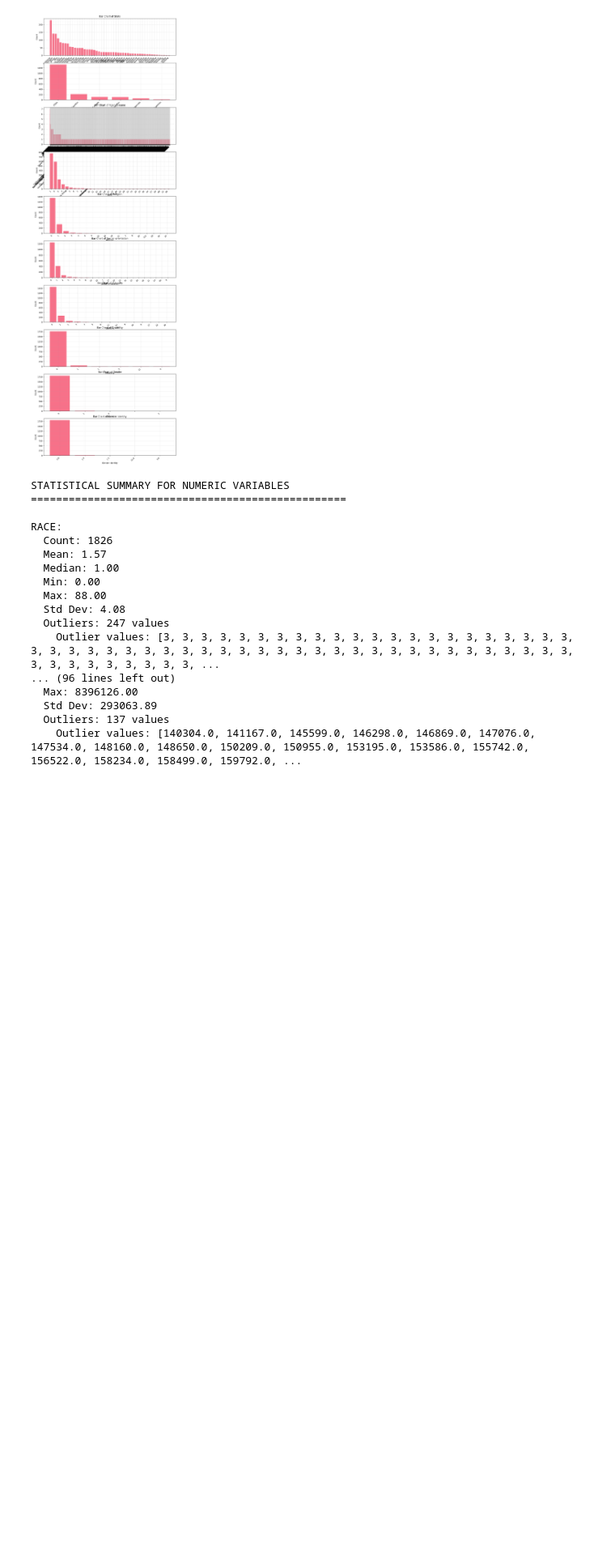
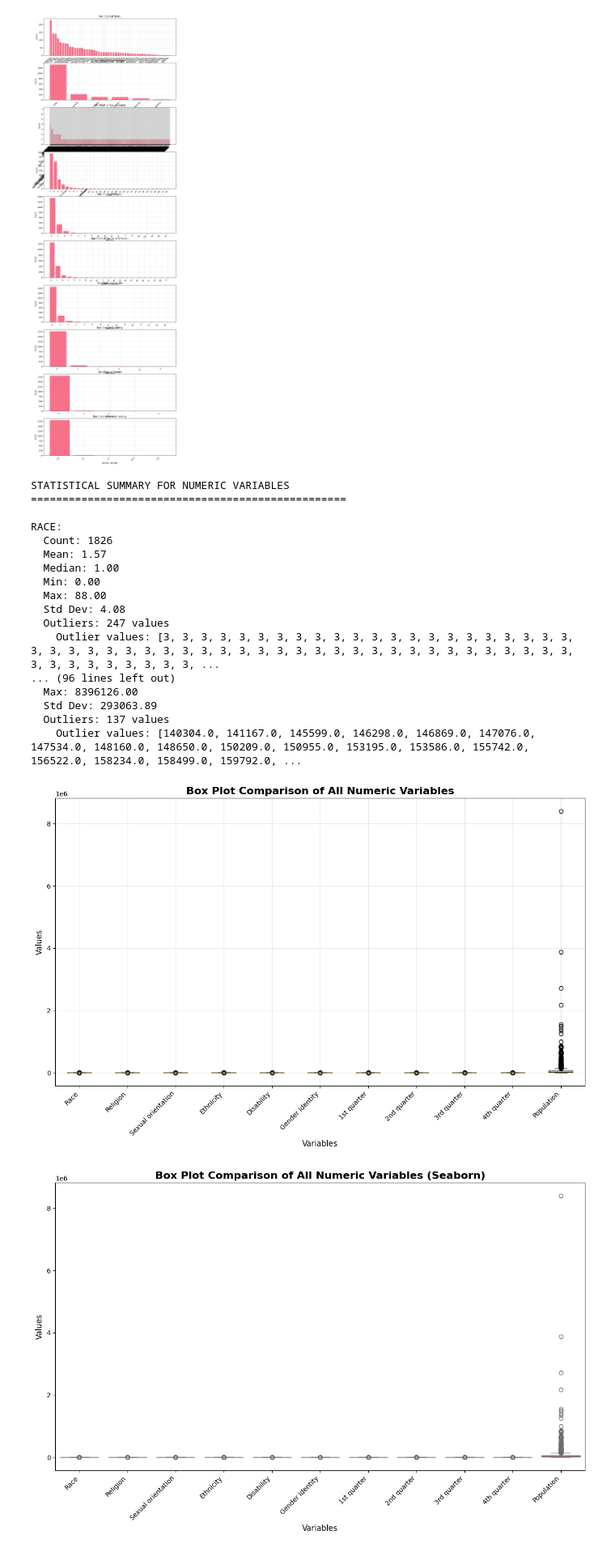
Before and after one commit to datasheng/Csc460-KimiwaSadat-HW, a Jupyter notebook: HW4/EDA.ipynb, the cells around one changed output. Shown at 81% size. Drawn from its saved outputs; the diff is of its cells as text; code cells hidden in the pictures; blank space fills up the shorter version.

```diff
--- a/HW4/EDA.ipynb
+++ b/HW4/EDA.ipynb
@@ -154,3 +154,42 @@ RACE:
   Std Dev: 293063.89
   Outliers: 137 values
     Outlier values: [140304.0, 141167.0, 145599.0, 146298.0, 146869.0, 147076.0, 147534.0, 148160.0, 148650.0, 150209.0, 150955.0, 153195.0, 153586.0, 155742.0, 156522.0, 158234.0, 158499.0, 159792.0, ...
+# %%
+# plot boxplots for all numeric columns to compare distributions
+plt.figure(figsize=(12, 8))
+
+# collect numeric data and labels for the boxplot
+box_data = []
+box_labels = []
+
+for col in numeric_columns:
+    box_data.append(df[col].dropna())
+    box_labels.append(col)
+
+# basic matplotlib boxplot
+plt.boxplot(box_data, labels=box_labels)
+plt.title('Box Plot Comparison of All Numeric Variables', fontsize=16, fontweight='bold')
+plt.xlabel('Variables', fontsize=12)
+plt.ylabel('Values', fontsize=12)
+plt.xticks(rotation=45, ha='right')
+plt.grid(True, alpha=0.3)
+plt.tight_layout()
+plt.show()
+
+# same thing but with seaborn (looks a lot cleaner)
+plt.figure(figsize=(12, 8))
+
+# reshape dataframe so seaborn can handle it easily
+df_melted = df[numeric_columns].melt()
+
+# draw the seaborn boxplot
+sns.boxplot(data=df_melted, x='variable', y='value')
+plt.title('Box Plot Comparison of All Numeric Variables (Seaborn)', fontsize=16, fontweight='bold')
+plt.xlabel('Variables', fontsize=12)
+plt.ylabel('Values', fontsize=12)
+plt.xticks(rotation=45, ha='right')
+plt.tight_layout()
+plt.show()
+# %% [output]
+[figure, added]
+[figure, added]
```
